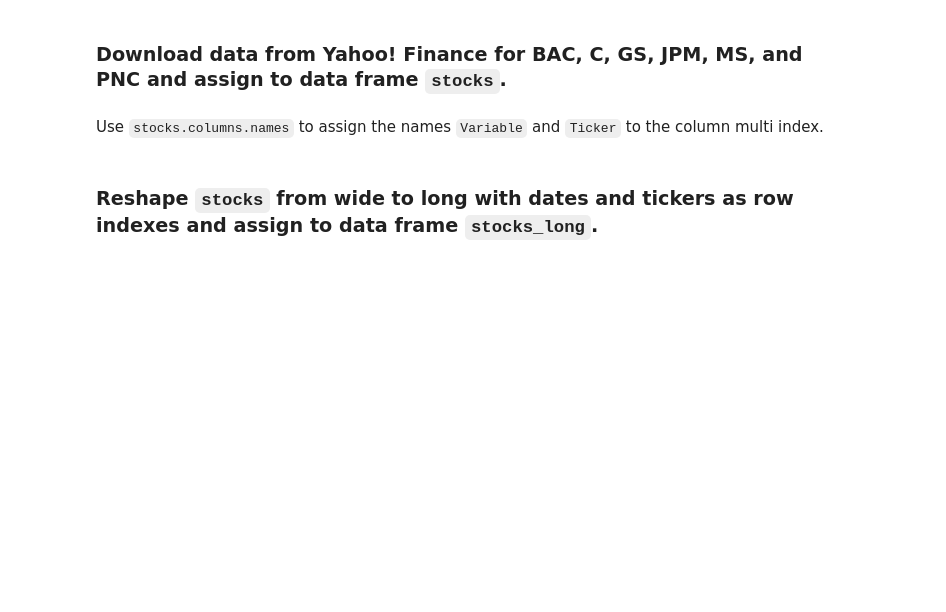
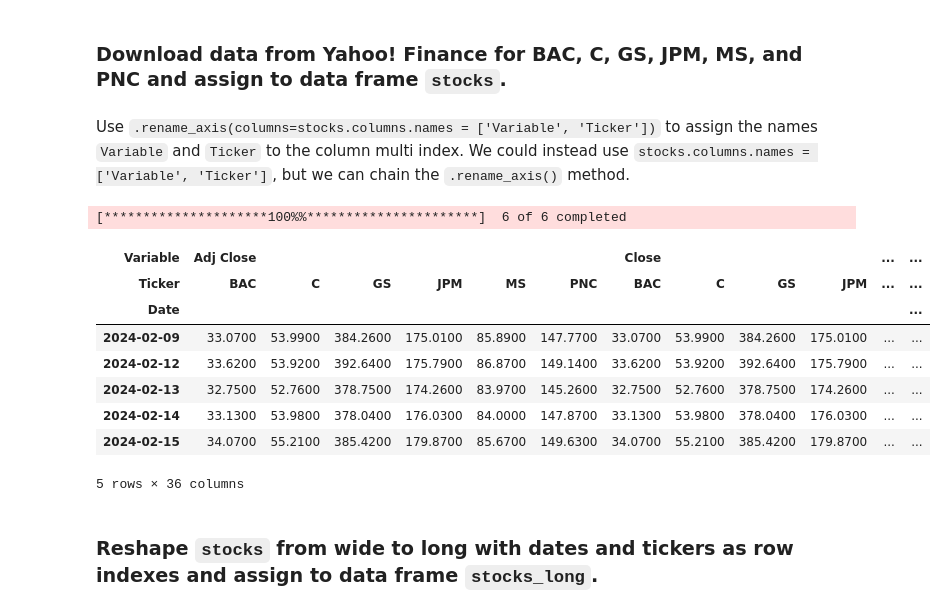
Before and after one commit to richard-herron/fina-6333-2024-spring, a Jupyter notebook: Notebooks/mckinney_08_practice_02.ipynb, the cells around one changed output. Cells and saved outputs as stored; diff of their text form; code cells hidden in the pictures; blank space fills up the shorter version.

```diff
--- a/Notebooks/mckinney_08_practice_02.ipynb
+++ b/Notebooks/mckinney_08_practice_02.ipynb
@@ -37,6 +37,26 @@ pd.options.display.float_format = '{:.4f}'.format
 # %% [markdown]
 ### Download data from Yahoo! Finance for BAC, C, GS, JPM, MS, and PNC and assign to data frame `stocks`.
 # %% [markdown]
-Use `stocks.columns.names` to assign the names `Variable` and `Ticker` to the column multi index.
+Use `.rename_axis(columns=stocks.columns.names = ['Variable', 'Ticker'])` to assign the names `Variable` and `Ticker` to the column multi index.
+We could instead use `stocks.columns.names = ['Variable', 'Ticker']`, but we can chain the `.rename_axis()` method.
+# %%
+stocks = (
+    yf.download(tickers='BAC C GS JPM MS PNC')
+    .rename_axis(columns=['Variable', 'Ticker'])
+)
+# %% [output]
+[*********************100%%**********************]  6 of 6 completed
+# %%
+stocks.tail()
+# %% [output]
+| Variable | Adj Close |  |  |  |  |  | Close |  |  |  | ... | ... |
+| Ticker | BAC | C | GS | JPM | MS | PNC | BAC | C | GS | JPM | ... | ... |
+| Date |  |  |  |  |  |  |  |  |  |  |  | ... |
+| 2024-02-09 | 33.0700 | 53.9900 | 384.2600 | 175.0100 | 85.8900 | 147.7700 | 33.0700 | 53.9900 | 384.2600 | 175.0100 | ... | ... |
+| 2024-02-12 | 33.6200 | 53.9200 | 392.6400 | 175.7900 | 86.8700 | 149.1400 | 33.6200 | 53.9200 | 392.6400 | 175.7900 | ... | ... |
+| 2024-02-13 | 32.7500 | 52.7600 | 378.7500 | 174.2600 | 83.9700 | 145.2600 | 32.7500 | 52.7600 | 378.7500 | 174.2600 | ... | ... |
+| 2024-02-14 | 33.1300 | 53.9800 | 378.0400 | 176.0300 | 84.0000 | 147.8700 | 33.1300 | 53.9800 | 378.0400 | 176.0300 | ... | ... |
+| 2024-02-15 | 34.0700 | 55.2100 | 385.4200 | 179.8700 | 85.6700 | 149.6300 | 34.0700 | 55.2100 | 385.4200 | 179.8700 | ... | ... |
+5 rows × 36 columns
 # %% [markdown]
 ### Reshape `stocks` from wide to long with dates and tickers as row indexes and assign to data frame `stocks_long`.
```
Also changed, not shown: parts of 22 cells of this notebook, 3 other files.
